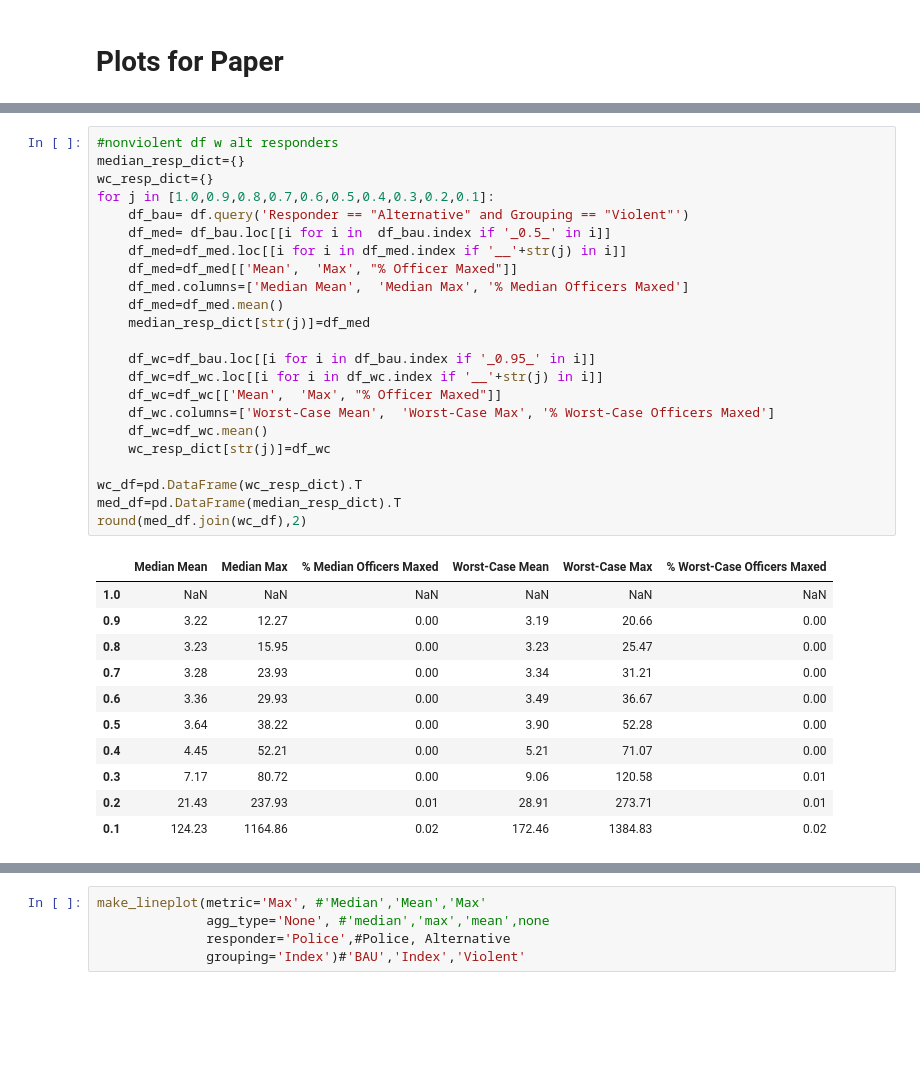
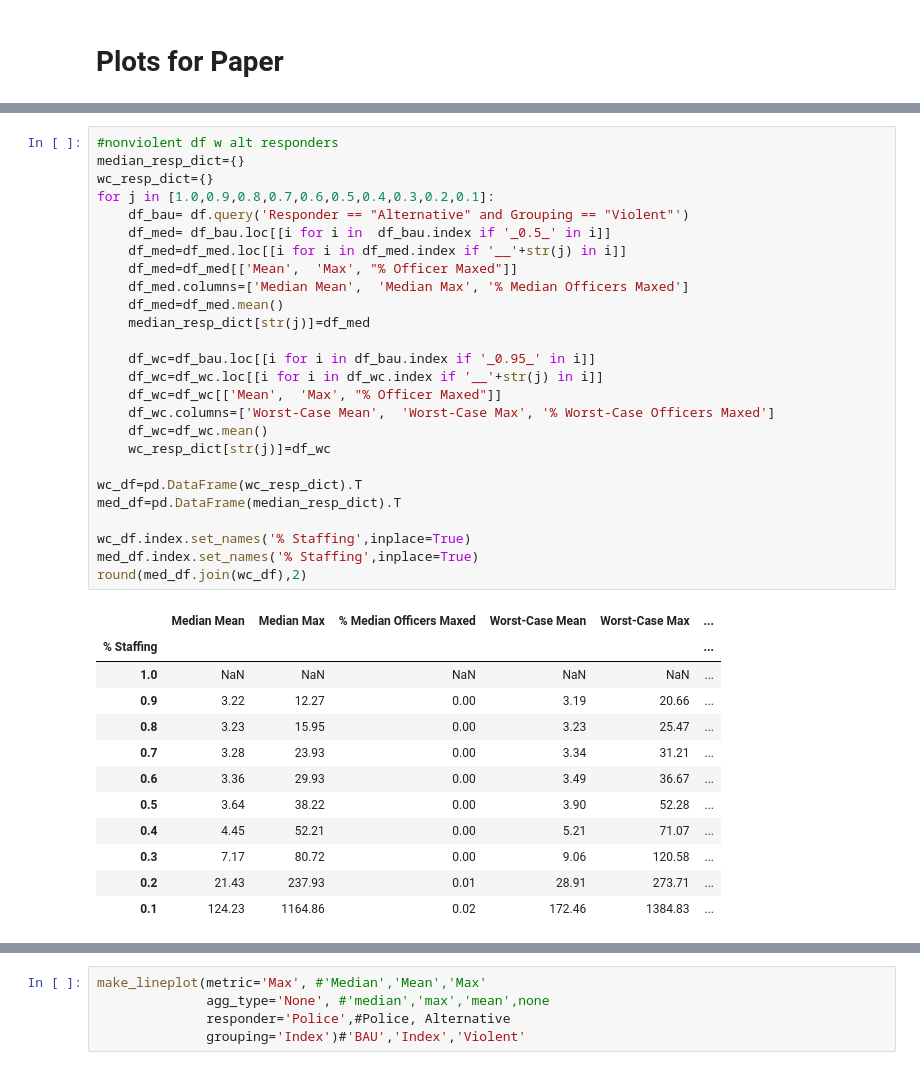
Before and after one commit to callieclark/response-time-project, a Jupyter notebook: Plot_Generator_V2.ipynb, the cells around one changed output, grey strips where cells are left out. Saved outputs shown, nothing was run; the diff lists cells and outputs as text; blank space fills up the shorter version.

```diff
--- a/Plot_Generator_V2.ipynb
+++ b/Plot_Generator_V2.ipynb
@@ -360,36 +345,40 @@ round(med_df.join(wc_df),2)
 # %%
 #nonviolent df w alt responders
 median_resp_dict={}
 wc_resp_dict={}
 for j in [1.0,0.9,0.8,0.7,0.6,0.5,0.4,0.3,0.2,0.1]:
     df_bau= df.query('Responder == "Alternative" and Grouping == "Violent"')
     df_med= df_bau.loc[[i for i in  df_bau.index if '_0.5_' in i]]
     df_med=df_med.loc[[i for i in df_med.index if '__'+str(j) in i]]
     df_med=df_med[['Mean',  'Max', "% Officer Maxed"]]
     df_med.columns=['Median Mean',  'Median Max', '% Median Officers Maxed']
     df_med=df_med.mean()
     median_resp_dict[str(j)]=df_med
 
     df_wc=df_bau.loc[[i for i in df_bau.index if '_0.95_' in i]]
     df_wc=df_wc.loc[[i for i in df_wc.index if '__'+str(j) in i]]
     df_wc=df_wc[['Mean',  'Max', "% Officer Maxed"]]
     df_wc.columns=['Worst-Case Mean',  'Worst-Case Max', '% Worst-Case Officers Maxed']
     df_wc=df_wc.mean()
     wc_resp_dict[str(j)]=df_wc
 
 wc_df=pd.DataFrame(wc_resp_dict).T
 med_df=pd.DataFrame(median_resp_dict).T
+
+wc_df.index.set_names('% Staffing',inplace=True)
+med_df.index.set_names('% Staffing',inplace=True)
 round(med_df.join(wc_df),2)
 # %% [output]
-|  | Median Mean | Median Max | % Median Officers Maxed | Worst-Case Mean | Worst-Case Max | % Worst-Case Officers Maxed |
-| 1.0 | NaN | NaN | NaN | NaN | NaN | NaN |
-| 0.9 | 3.22 | 12.27 | 0.00 | 3.19 | 20.66 | 0.00 |
-| 0.8 | 3.23 | 15.95 | 0.00 | 3.23 | 25.47 | 0.00 |
-| 0.7 | 3.28 | 23.93 | 0.00 | 3.34 | 31.21 | 0.00 |
-| 0.6 | 3.36 | 29.93 | 0.00 | 3.49 | 36.67 | 0.00 |
-| 0.5 | 3.64 | 38.22 | 0.00 | 3.90 | 52.28 | 0.00 |
-| 0.4 | 4.45 | 52.21 | 0.00 | 5.21 | 71.07 | 0.00 |
-| 0.3 | 7.17 | 80.72 | 0.00 | 9.06 | 120.58 | 0.01 |
-| 0.2 | 21.43 | 237.93 | 0.01 | 28.91 | 273.71 | 0.01 |
-| 0.1 | 124.23 | 1164.86 | 0.02 | 172.46 | 1384.83 | 0.02 |
+|  | Median Mean | Median Max | % Median Officers Maxed | Worst-Case Mean | Worst-Case Max | ... |
+| % Staffing |  |  |  |  |  | ... |
+| 1.0 | NaN | NaN | NaN | NaN | NaN | ... |
+| 0.9 | 3.22 | 12.27 | 0.00 | 3.19 | 20.66 | ... |
+| 0.8 | 3.23 | 15.95 | 0.00 | 3.23 | 25.47 | ... |
+| 0.7 | 3.28 | 23.93 | 0.00 | 3.34 | 31.21 | ... |
+| 0.6 | 3.36 | 29.93 | 0.00 | 3.49 | 36.67 | ... |
+| 0.5 | 3.64 | 38.22 | 0.00 | 3.90 | 52.28 | ... |
+| 0.4 | 4.45 | 52.21 | 0.00 | 5.21 | 71.07 | ... |
+| 0.3 | 7.17 | 80.72 | 0.00 | 9.06 | 120.58 | ... |
+| 0.2 | 21.43 | 237.93 | 0.01 | 28.91 | 273.71 | ... |
+| 0.1 | 124.23 | 1164.86 | 0.02 | 172.46 | 1384.83 | ... |
 # %%
```
Also changed, not shown: parts of 25 cells of this notebook, 1 other file.
